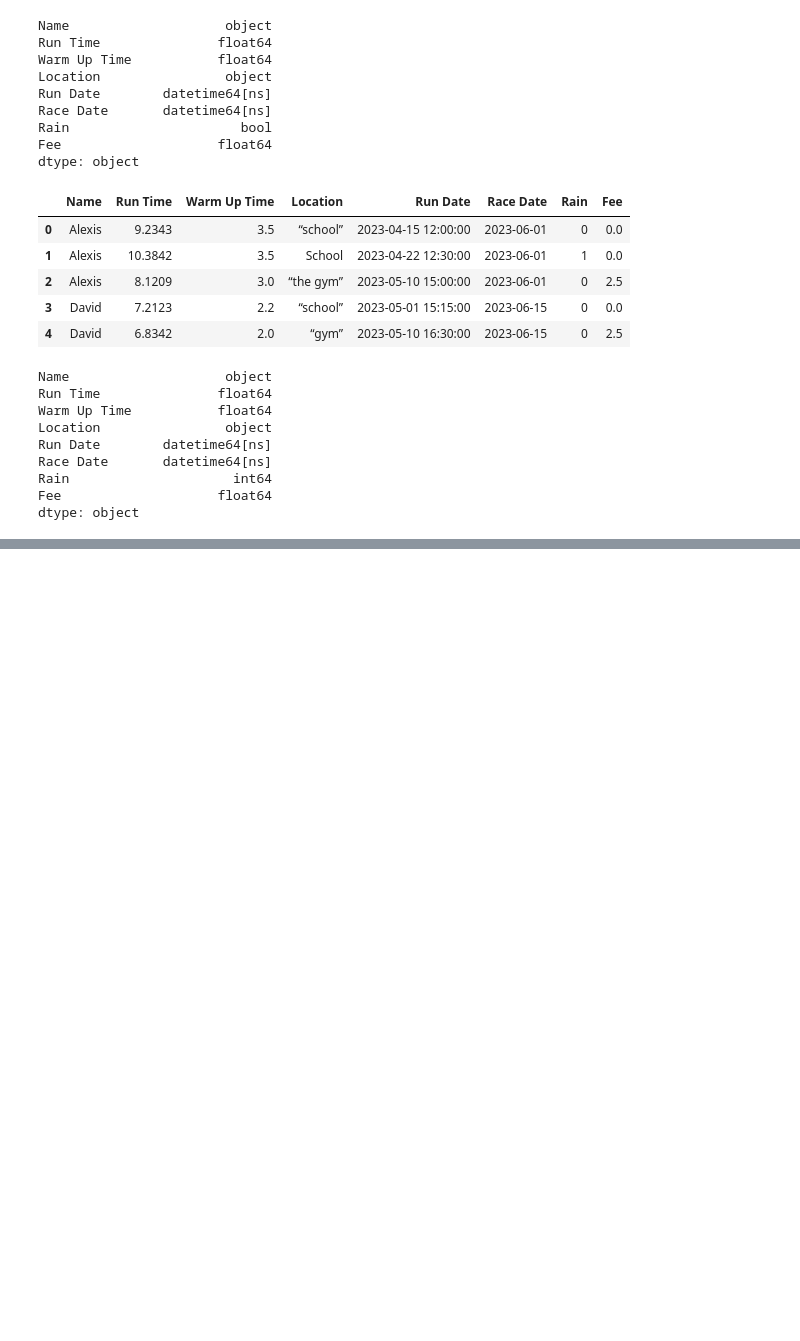
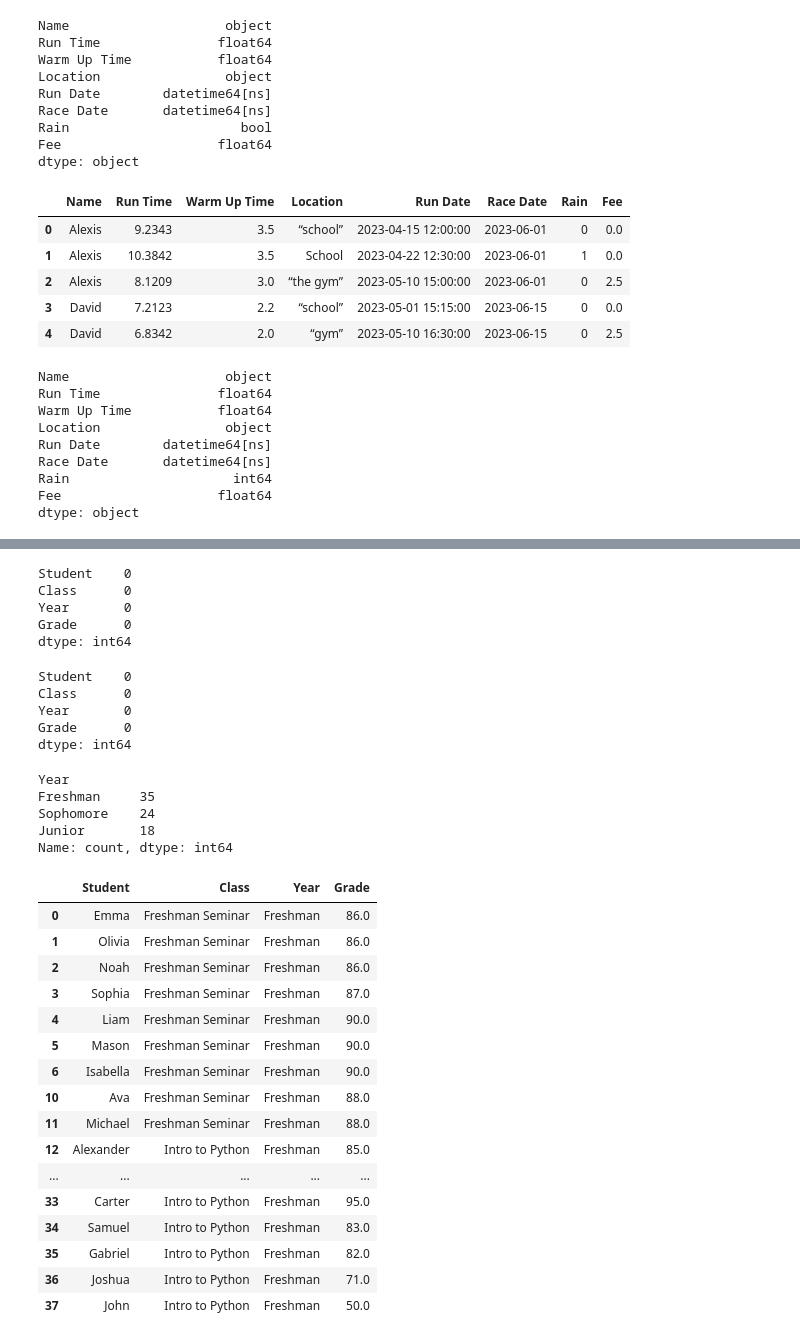
Before and after one commit to neelakandanoj/100DaysofCode, a Jupyter notebook: EDA/section5/cleaning.ipynb, the cells around one changed output, grey strips where cells are left out. Drawn from its saved outputs; the diff is of its cells as text; code cells hidden in the pictures; blank space fills up the shorter version.

```diff
--- a/EDA/section5/cleaning.ipynb
+++ b/EDA/section5/cleaning.ipynb
@@ -118,0 +130,6 @@ dtype: object
+# %%
+import pandas as pd
+import numpy as np
+
+df=pd.read_excel(r"E:\100 DaysOfCode\EDA\section5\Student Grades.xlsx")
+df
@@ -118,0 +190,3 @@ dtype: object
+# %%
+df.dropna(inplace=True)
+df
@@ -118,0 +223,46 @@ dtype: object
+# %%
+df.isna().sum()
+# %% [output]
+Student    0
+Class      0
+Year       0
+Grade      0
+dtype: int64
+# %%
+df['Grade']=df.Grade.fillna(df['Grade'].mean())
+# %%
+df.isna().sum()
+# %% [output]
+Student    0
+Class      0
+Year       0
+Grade      0
+dtype: int64
+# %%
+df['Year'].value_counts()
+# %% [output]
+Year
+Freshman     35
+Sophomore    24
+Junior       18
+Name: count, dtype: int64
+# %%
+df[df['Year']=='Freshman']
+# %% [output]
+|  | Student | Class | Year | Grade |
+| 0 | Emma | Freshman Seminar | Freshman | 86.0 |
+| 1 | Olivia | Freshman Seminar | Freshman | 86.0 |
+| 2 | Noah | Freshman Seminar | Freshman | 86.0 |
+| 3 | Sophia | Freshman Seminar | Freshman | 87.0 |
+| 4 | Liam | Freshman Seminar | Freshman | 90.0 |
+| 5 | Mason | Freshman Seminar | Freshman | 90.0 |
+| 6 | Isabella | Freshman Seminar | Freshman | 90.0 |
+| 10 | Ava | Freshman Seminar | Freshman | 88.0 |
+| 11 | Michael | Freshman Seminar | Freshman | 88.0 |
+| 12 | Alexander | Intro to Python | Freshman | 85.0 |
+| ... | ... | ... | ... | ... |
+| 33 | Carter | Intro to Python | Freshman | 95.0 |
+| 34 | Samuel | Intro to Python | Freshman | 83.0 |
+| 35 | Gabriel | Intro to Python | Freshman | 82.0 |
+| 36 | Joshua | Intro to Python | Freshman | 71.0 |
+| 37 | John | Intro to Python | Freshman | 50.0 |
```
Also changed, not shown: parts of 16 cells of this notebook, 6 other files.
